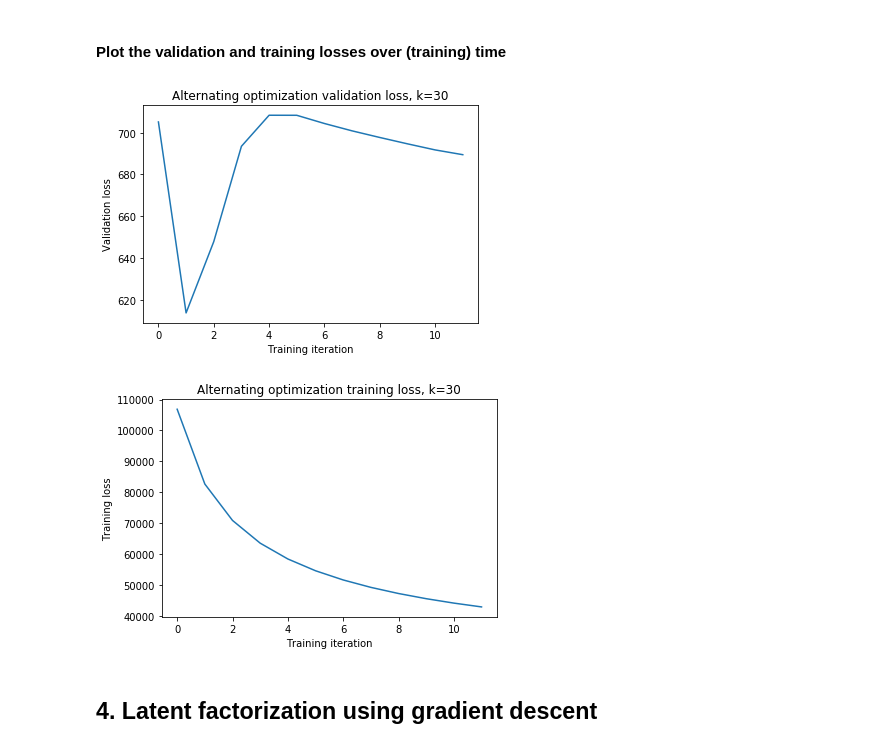
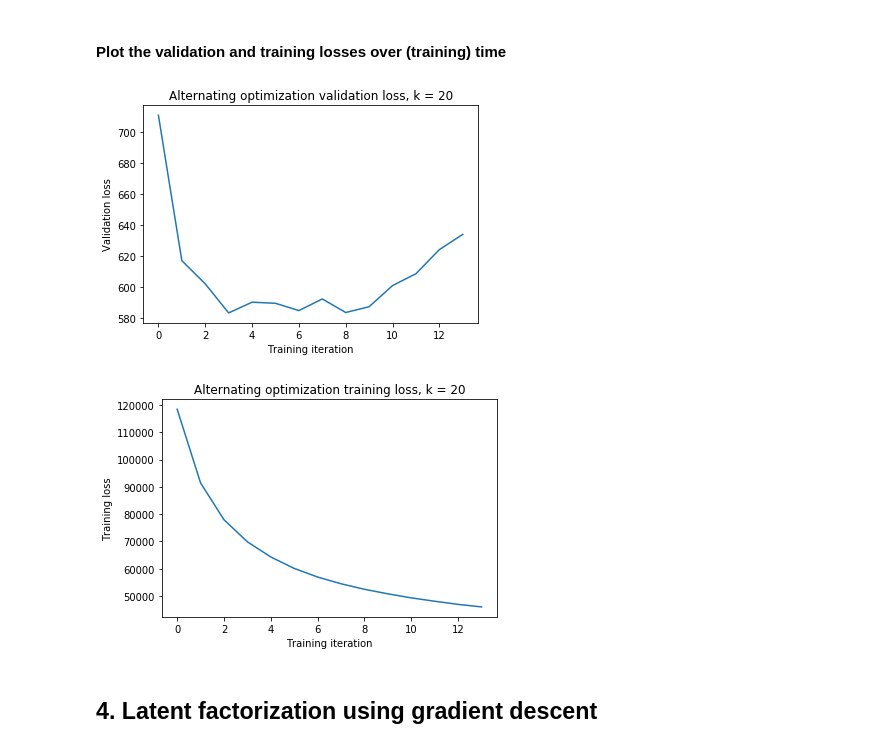
Before and after one commit to JulianKu/MiningMassiveDatasets, a Jupyter notebook: Task_02_Rating_Prediction/task_02_rating_prediction.ipynb, the cells around one changed output. Drawn from its saved outputs; the diff is of its cells as text; code cells hidden in the pictures.

```diff
--- a/Task_02_Rating_Prediction/task_02_rating_prediction.ipynb
+++ b/Task_02_Rating_Prediction/task_02_rating_prediction.ipynb
@@ -519,22 +529,22 @@ Converged after 2 iterations, on average 14.411 per iteration
 #### Plot the validation and training losses over (training) time
 # %%
 ### YOUR PLOTTING CODE HERE ### ==> DONE
-plt.plot(range(val_l_a_2.shape[0]), val_l_a)
-plt.xticks(np.arange(val_l_a_2.shape[0]), step=2)
+plt.plot(range(len(val_l_a_2)), val_l_a_2)
+plt.xticks(np.arange(len(val_l_a_2), step=2))
 plt.xlabel('Training iteration')
 plt.ylabel('Validation loss')
 plt.title('Alternating optimization validation loss, k = 20')
 plt.show()
 
-plt.plot(range(tr_l_a_2.shape[0]), tr_l_a)
-plt.xticks(np.arange(tr_l_a_2.shape[0]), step=2)
+plt.plot(range(len(tr_l_a_2)), tr_l_a_2)
+plt.xticks(np.arange(len(tr_l_a_2), step=2))
 plt.xlabel('Training iteration')
 plt.ylabel('Training loss')
 plt.title('Alternating optimization training loss, k = 20')
 plt.show()
 # %% [output]
-[figure, old version]
+[figure, new version]
-[figure, old version]
+[figure, new version]
 # %% [markdown]
 ## 4. Latent factorization using gradient descent
 # %% [markdown]
```
Also changed, not shown: parts of 7 cells of this notebook.
